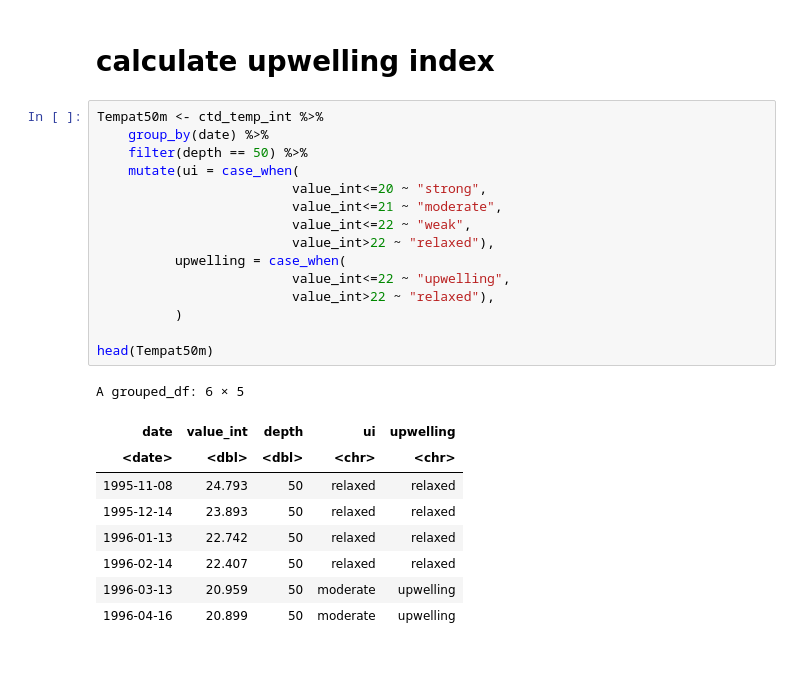
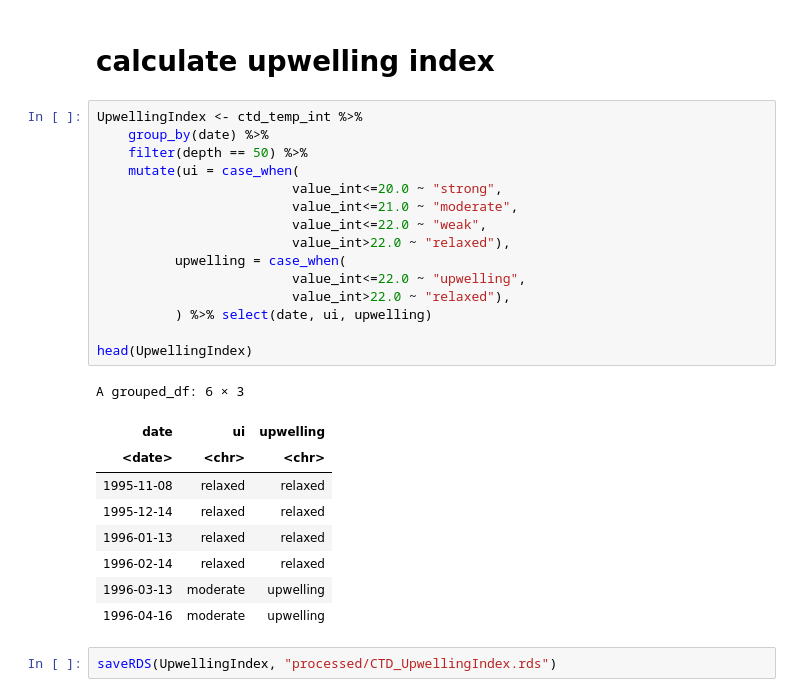
Before and after one commit to ben1post/SSMCariaco, a Jupyter notebook: DATA/readInterpCTD.R.ipynb, the cells around one changed output. Saved outputs shown, nothing was run; the diff lists cells and outputs as text; blank space fills up the shorter version.

Commit message:
add upwelling index calculation

```diff
--- a/DATA/readInterpCTD.R.ipynb
+++ b/DATA/readInterpCTD.R.ipynb
@@ -94,27 +94,29 @@ saveRDS(CTD_combined_data, "processed/CTD_Isotherm21_MLD.rds")
 # %% [markdown]
 # calculate upwelling index
 # %%
-Tempat50m <- ctd_temp_int %>%
+UpwellingIndex <- ctd_temp_int %>%
     group_by(date) %>%
     filter(depth == 50) %>%
     mutate(ui = case_when(
-                         value_int<=20 ~ "strong",
-                         value_int<=21 ~ "moderate",
-                         value_int<=22 ~ "weak",
-                         value_int>22 ~ "relaxed"),
+                         value_int<=20.0 ~ "strong",
+                         value_int<=21.0 ~ "moderate",
+                         value_int<=22.0 ~ "weak",
+                         value_int>22.0 ~ "relaxed"),
           upwelling = case_when(
-                         value_int<=22 ~ "upwelling",
-                         value_int>22 ~ "relaxed"),
-          )
+                         value_int<=22.0 ~ "upwelling",
+                         value_int>22.0 ~ "relaxed"),
+          ) %>% select(date, ui, upwelling)
 
-head(Tempat50m)
+head(UpwellingIndex)
 # %% [output]
-A grouped_df: 6 × 5
+A grouped_df: 6 × 3
-| date | value_int | depth | ui | upwelling |
-| <date> | <dbl> | <dbl> | <chr> | <chr> |
-| 1995-11-08 | 24.793 | 50 | relaxed | relaxed |
-| 1995-12-14 | 23.893 | 50 | relaxed | relaxed |
-| 1996-01-13 | 22.742 | 50 | relaxed | relaxed |
-| 1996-02-14 | 22.407 | 50 | relaxed | relaxed |
-| 1996-03-13 | 20.959 | 50 | moderate | upwelling |
-| 1996-04-16 | 20.899 | 50 | moderate | upwelling |
+| date | ui | upwelling |
+| <date> | <chr> | <chr> |
+| 1995-11-08 | relaxed | relaxed |
+| 1995-12-14 | relaxed | relaxed |
+| 1996-01-13 | relaxed | relaxed |
+| 1996-02-14 | relaxed | relaxed |
+| 1996-03-13 | moderate | upwelling |
+| 1996-04-16 | moderate | upwelling |
+# %%
+saveRDS(UpwellingIndex, "processed/CTD_UpwellingIndex.rds")
```
Also changed, not shown: 4 other files.
